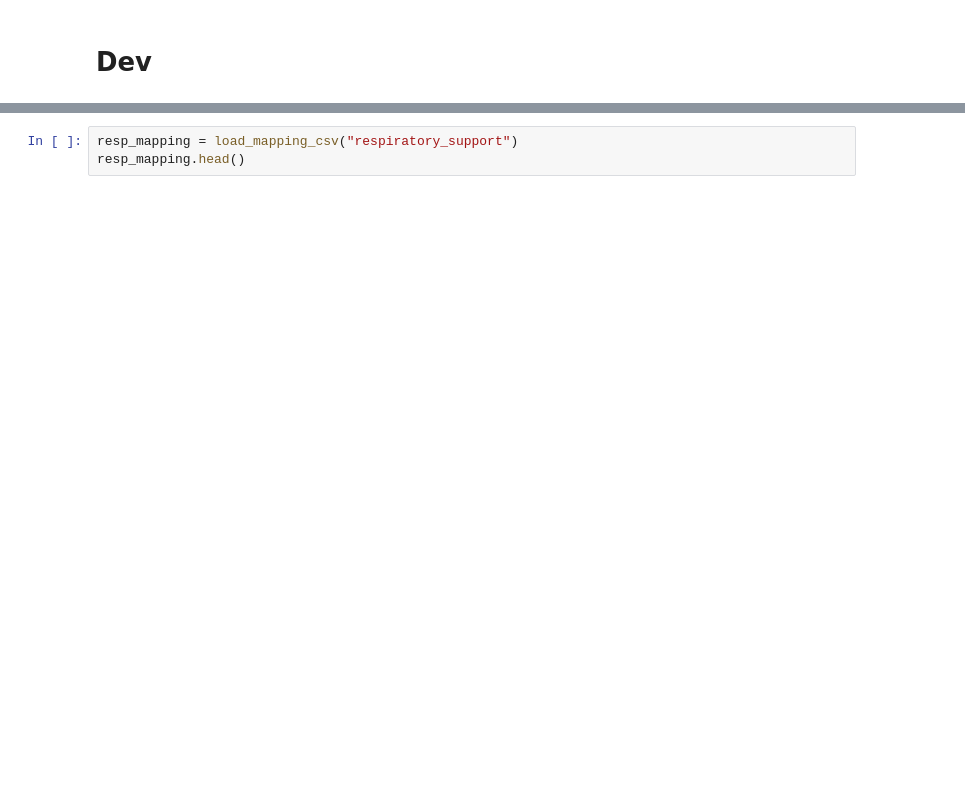
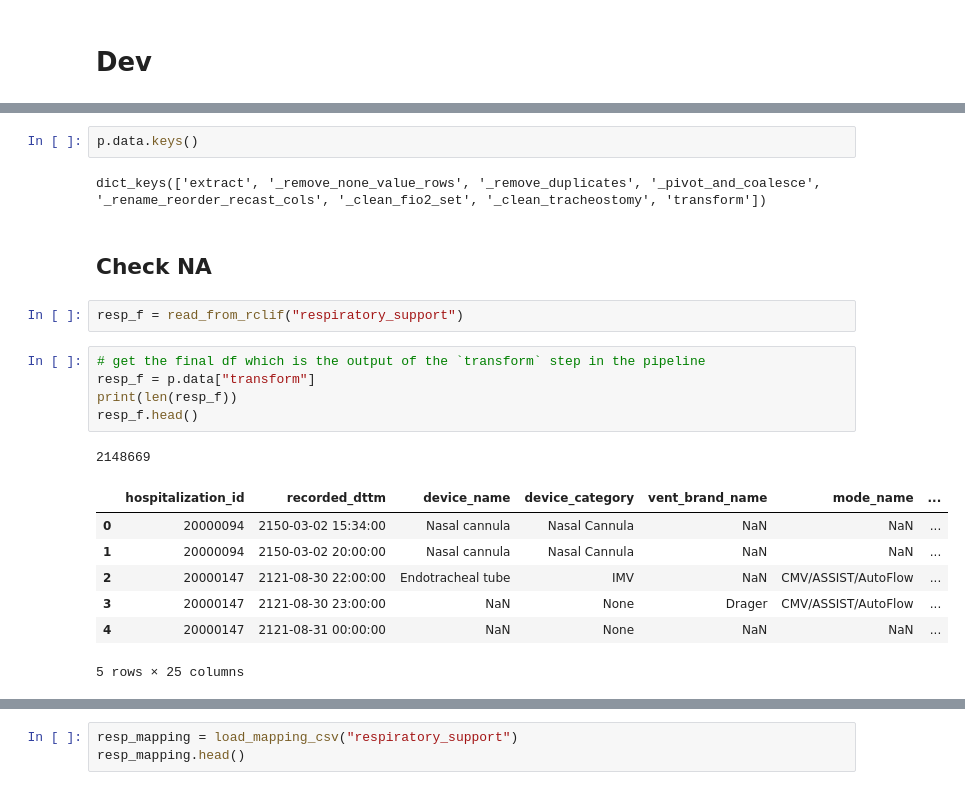
Before and after one commit to oldsandiaz/mimicclif, a Jupyter notebook: notebooks/resp_dev.ipynb, the cells around one changed output, grey strips where cells are left out. Cells and saved outputs as stored; diff of their text form; blank space fills up the shorter version.

```diff
--- a/notebooks/resp_dev.ipynb
+++ b/notebooks/resp_dev.ipynb
@@ -168,0 +61,22 @@ so the issue seem to be with only `resp_mapper`
+# %%
+p.data.keys()
+# %% [output]
+dict_keys(['extract', '_remove_none_value_rows', '_remove_duplicates', '_pivot_and_coalesce', '_rename_reorder_recast_cols', '_clean_fio2_set', '_clean_tracheostomy', 'transform'])
+# %% [markdown]
+## Check NA
+# %%
+resp_f = read_from_rclif("respiratory_support")
+# %%
+# get the final df which is the output of the `transform` step in the pipeline
+resp_f = p.data["transform"]
+print(len(resp_f))
+resp_f.head()
+# %% [output]
+2148669
+|  | hospitalization_id | recorded_dttm | device_name | device_category | vent_brand_name | mode_name | ... |
+| 0 | 20000094 | 2150-03-02 15:34:00 | Nasal cannula | Nasal Cannula | NaN | NaN | ... |
+| 1 | 20000094 | 2150-03-02 20:00:00 | Nasal cannula | Nasal Cannula | NaN | NaN | ... |
+| 2 | 20000147 | 2121-08-30 22:00:00 | Endotracheal tube | IMV | NaN | CMV/ASSIST/AutoFlow | ... |
+| 3 | 20000147 | 2121-08-30 23:00:00 | NaN | None | Drager | CMV/ASSIST/AutoFlow | ... |
+| 4 | 20000147 | 2121-08-31 00:00:00 | NaN | None | NaN | NaN | ... |
+5 rows × 25 columns
```
Also changed, not shown: parts of 56 cells of this notebook, 2 other files.
